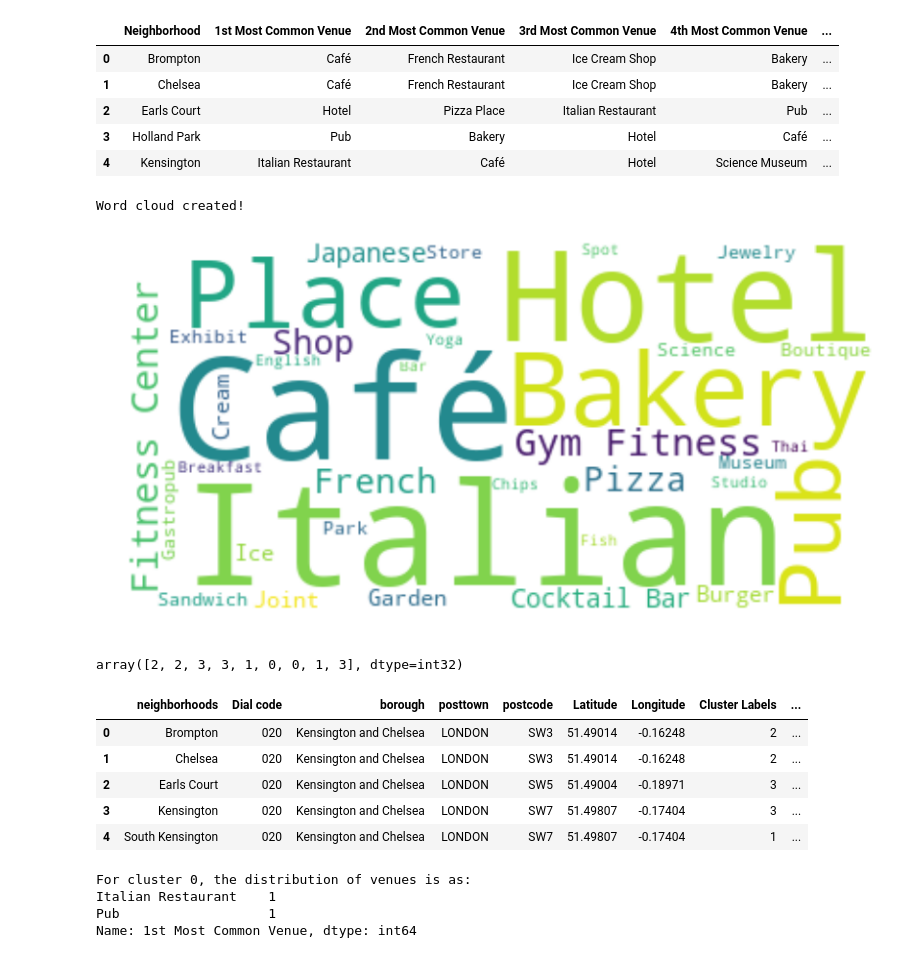
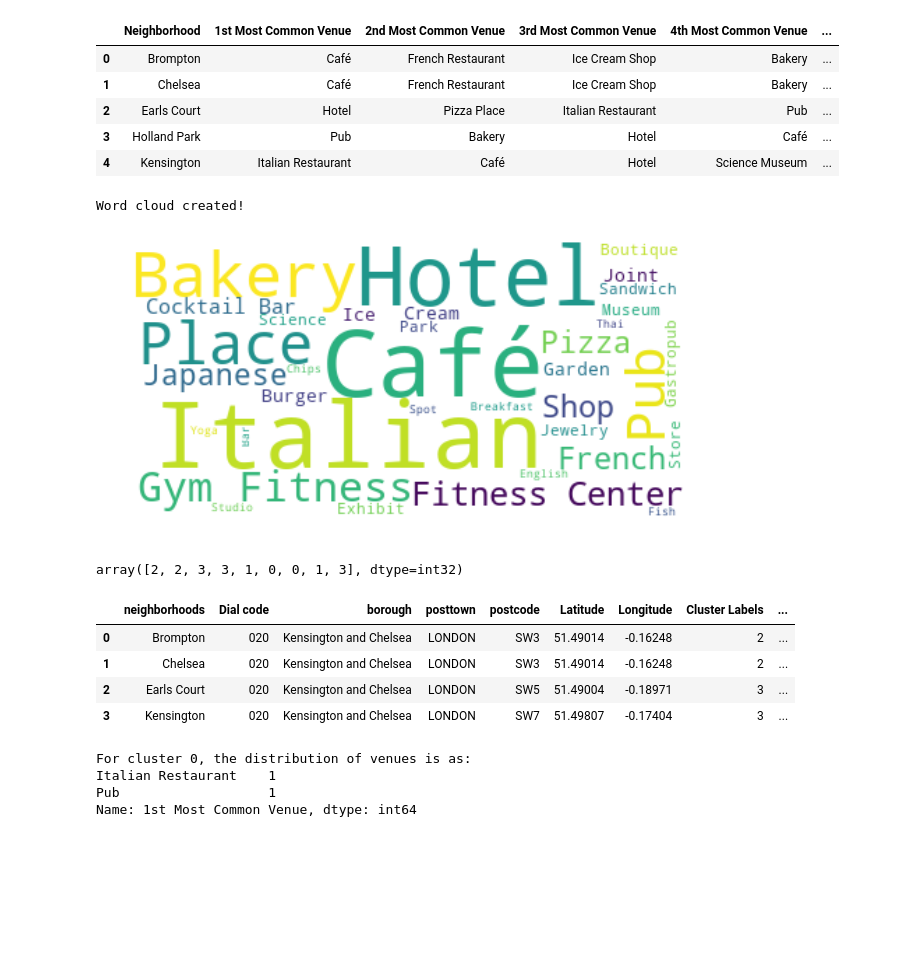
Before and after one commit to svitlanabuslovska/the-battle-of-neighborhoods, a Jupyter notebook: week-2/1.ipynb, the cells around one changed output. Drawn from its saved outputs; the diff is of its cells as text; code cells hidden in the pictures; blank space fills up the shorter version.

```diff
--- a/week-2/1.ipynb
+++ b/week-2/1.ipynb
@@ -1380,24 +1244,24 @@ for i in range(0, num_top_venues ):
 # %%
 # display the generated text
 stopwords.add('Restaurant')
 #word_string
 
 # create the word cloud
 wordcloud = WordCloud(background_color='white',stopwords = stopwords).generate(word_string2)
 
 print('Word cloud created!')
 
 # display the cloud
 fig = plt.figure()
-fig.set_figwidth(14)
-fig.set_figheight(18)
+fig.set_figwidth(10)
+fig.set_figheight(12)
 
 plt.imshow(wordcloud, interpolation='bilinear')
 plt.axis('off')
 plt.show()
 # %% [output]
 Word cloud created!
-[figure, old version]
+[figure, new version]
 # %%
 # set number of clusters
 kclusters = 4
@@ -1418,14 +1282,13 @@ uk_merged['Cluster Labels'] = kmeans.labels_
 
 uk_merged = uk_merged.join(neighborhoods_venues_sorted_uk.set_index('Neighborhood'), on='neighborhoods')
 
-uk_merged.head() # check the last columns!
+uk_merged.head(4) # check the last columns!
 # %% [output]
 |  | neighborhoods | Dial code | borough | posttown | postcode | Latitude | Longitude | Cluster Labels | ... |
 | 0 | Brompton | 020 | Kensington and Chelsea | LONDON | SW3 | 51.49014 | -0.16248 | 2 | ... |
 | 1 | Chelsea | 020 | Kensington and Chelsea | LONDON | SW3 | 51.49014 | -0.16248 | 2 | ... |
 | 2 | Earls Court | 020 | Kensington and Chelsea | LONDON | SW5 | 51.49004 | -0.18971 | 3 | ... |
 | 3 | Kensington | 020 | Kensington and Chelsea | LONDON | SW7 | 51.49807 | -0.17404 | 3 | ... |
-| 4 | South Kensington | 020 | Kensington and Chelsea | LONDON | SW7 | 51.49807 | -0.17404 | 1 | ... |
 # %%
 # create map
 map_clusters = folium.Map(location=[latitude, longitude], zoom_start=11)
```
Also changed, not shown: parts of 46 cells of this notebook.
